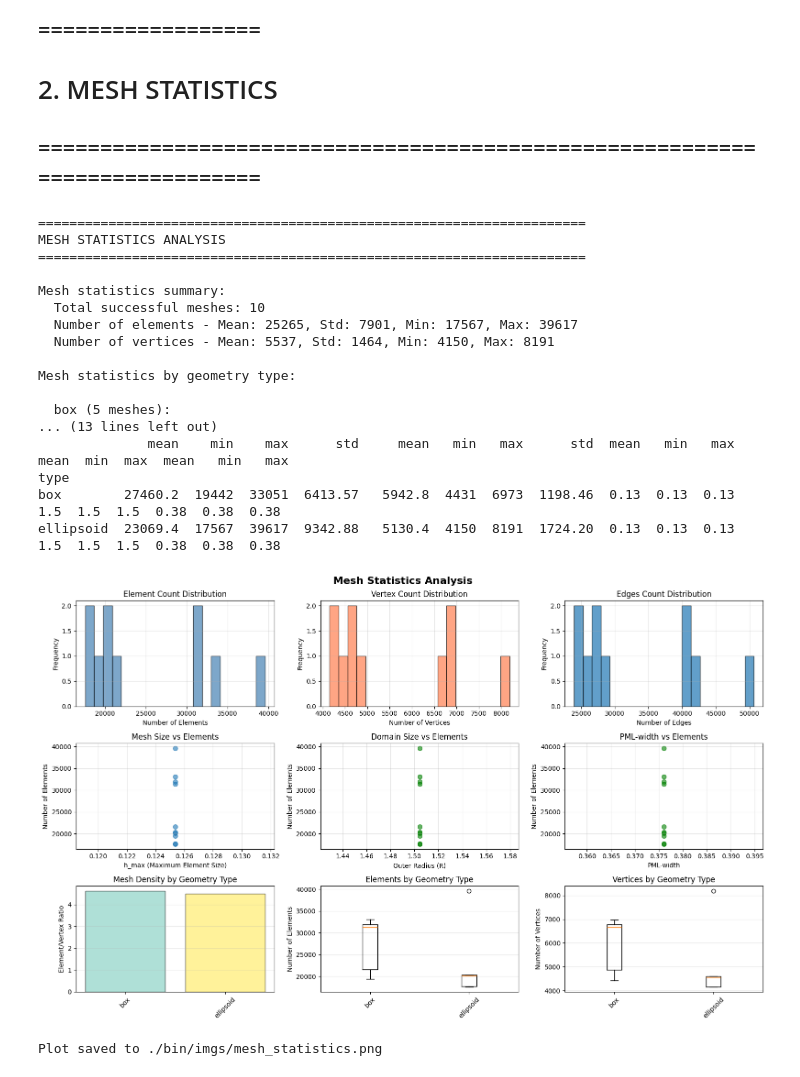
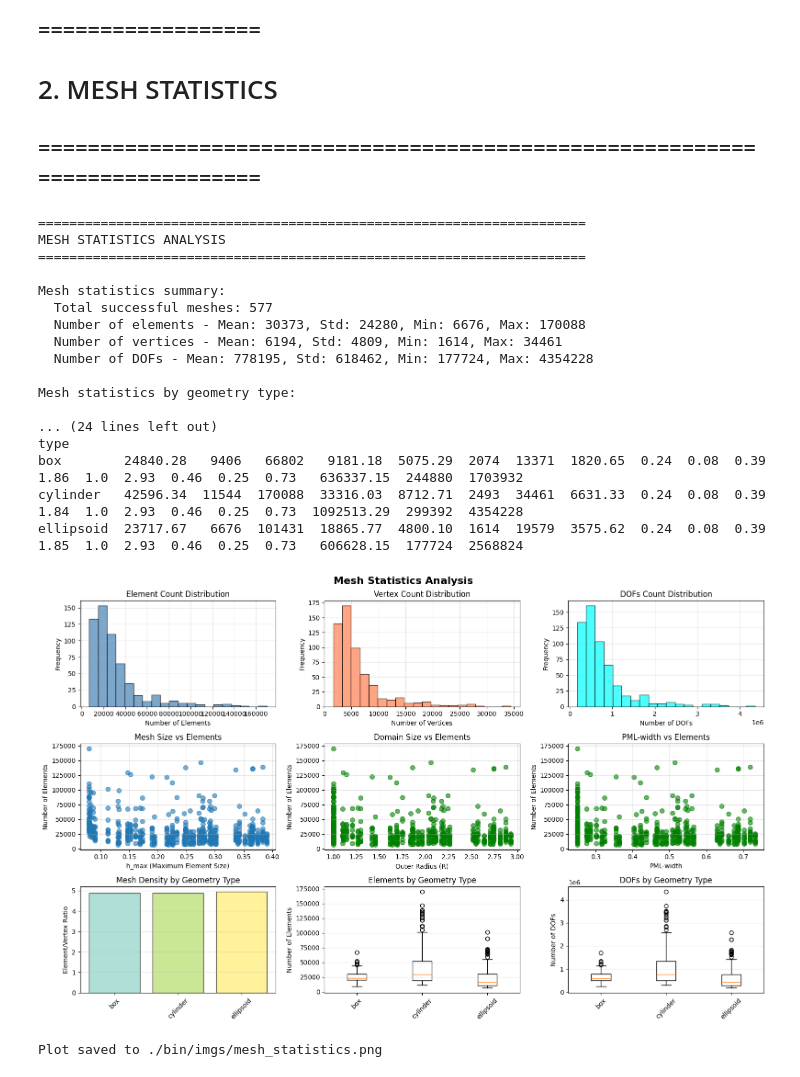
Before and after one commit to seba-heck/MaxwellScattererAndAntennaNGSolve, a Jupyter notebook: Validate_Dataset.ipynb, the cells around one changed output. Drawn from its saved outputs; the diff is of its cells as text; code cells hidden in the pictures.

Commit message:
jupyter-nb to examine scatterer dataset

```diff
--- a/Validate_Dataset.ipynb
+++ b/Validate_Dataset.ipynb
@@ -12,8 +13,9 @@ from ngsolve.webgui import Draw
 
 from cluster.scripts.run_simulation import create_geometry
 # %%
-job_list_file = "./cluster/configs/random_scatterer_ellipsoid_box_cylinder_jobs.json"
-job_list_file = "./cluster/configs/scattering_random_ellipsoid_sweep_jobs.json"
+job_list_file = "./cluster/configs/dset_random_scatterer_jobs.json"
+#job_list_file = "./cluster/configs/random_scatterer_ellipsoid_box_cylinder_jobs.json"
+#job_list_file = "./cluster/configs/scattering_random_ellipsoid_sweep_jobs.json"
 #job_list_file = "./cluster/configs/random_scatterer_ellipsoid_box_jobs.json"
 # %%
 with open(job_list_file, 'r') as f:
@@ -21,11 +23,16 @@ with open(job_list_file, 'r') as f:
 # %% [markdown]
 Draw the geometry of a Job
 # %%
-job_id = 0
+job_id = 6770
 
 params = jobs[job_id]['parameters']
 geometry_config = jobs[job_id]['geometry']
 solver_config = jobs[job_id]['solver']
 
-mesh,geometry_type = create_geometry(geometry_config, params)
+params['radius_minor'] = 0.075
+#params['edge_radius'] = 0.1
+
+print(params)
+print(geometry_config)
+print(solver_config)
 # %% [output]
@@ -445,14 +462,21 @@ ellipsoid_semi_axis_c  10000 0.276638 0.117796 0.050081 0.499438 0.182165 0.2680
 ## ============================================================================
 # %%
 mesh_stats = []
-for jid in trange(len(jobs)):
+#for jid in trange(len(jobs)):
+for jid in trange(0,7500,13):
     job = jobs[jid]
     params = job['parameters']
     geometry_config = job['geometry']
 
     mesh,geometry_type = create_geometry(geometry_config, params, verbose=False)
+    fes = HCurl(mesh,
+            order=3,
+            type1=False,
+            complex=True,
+            dirichlet="outer"
+        )
 
-    mesh_stats.append({'type': geometry_config['type'], 'elements': mesh.ne, 'vertices': mesh.nv, 'edges': mesh.nedge, 'h_max': geometry_config['h_max'], 'R': geometry_config['R'], 'PMLw': geometry_config['PMLw']})
+    mesh_stats.append({'type': geometry_config['type'], 'elements': mesh.ne, 'vertices': mesh.nv, 'edges': mesh.nedge, 'h_max': geometry_config['h_max'], 'R': geometry_config['R'], 'PMLw': geometry_config['PMLw'], 'DOFs': fes.ndof})
 # %%
 # Analyze mesh statistics
 print("\n" + "=" * 70)
@@ -469,6 +493,9 @@ print(f"  Number of elements - Mean: {mesh_df['elements'].mean():.0f}, "
 print(f"  Number of vertices - Mean: {mesh_df['vertices'].mean():.0f}, "
       f"Std: {mesh_df['vertices'].std():.0f}, "
       f"Min: {mesh_df['vertices'].min()}, Max: {mesh_df['vertices'].max()}")
+print(f"  Number of DOFs - Mean: {mesh_df['DOFs'].mean():.0f}, "
+      f"Std: {mesh_df['DOFs'].std():.0f}, "
+      f"Min: {mesh_df['DOFs'].min()}, Max: {mesh_df['DOFs'].max()}")
 
 # Statistics by geometry type
 print(f"\nMesh statistics by geometry type:")
@@ -479,6 +506,8 @@ for geom_type in sorted(mesh_df['type'].unique()):
           f"Min: {geom_data['elements'].min()}, Max: {geom_data['elements'].max()}")
     print(f"    Vertices - Mean: {geom_data['vertices'].mean():.0f}, "
           f"Min: {geom_data['vertices'].min()}, Max: {geom_data['vertices'].max()}")
+    print(f"    Vertices - Mean: {geom_data['DOFs'].mean():.0f}, "
+          f"Min: {geom_data['DOFs'].min()}, Max: {geom_data['DOFs'].max()}")
 
 # Correlation between mesh size parameters and number of elements
 print(f"\nCorrelation analysis:")
@@ -500,6 +529,7 @@ mesh_summary = mesh_df.groupby('type').agg({
     'h_max': ['mean', 'min', 'max'],
     'R': ['mean', 'min', 'max'],
     'PMLw': ['mean', 'min', 'max'],
+    'DOFs': ['mean', 'min', 'max'],
 }).round(2)
 
 print("\n" + mesh_summary.to_string())
@@ -509,18 +539,18 @@ MESH STATISTICS ANALYSIS
 ======================================================================
 
 Mesh statistics summary:
-  Total successful meshes: 10
-  Number of elements - Mean: 25265, Std: 7901, Min: 17567, Max: 39617
-  Number of vertices - Mean: 5537, Std: 1464, Min: 4150, Max: 8191
+  Total successful meshes: 577
+  Number of elements - Mean: 30373, Std: 24280, Min: 6676, Max: 170088
+  Number of vertices - Mean: 6194, Std: 4809, Min: 1614, Max: 34461
+  Number of DOFs - Mean: 778195, Std: 618462, Min: 177724, Max: 4354228
 
 Mesh statistics by geometry type:
 
-  box (5 meshes):
-... (13 lines left out)
-              mean    min    max      std     mean   min   max      std  mean   min   max mean  min  max  mean   min   max
+... (24 lines left out)
 type
-box        27460.2  19442  33051  6413.57   5942.8  4431  6973  1198.46  0.13  0.13  0.13  1.5  1.5  1.5  0.38  0.38  0.38
-ellipsoid  23069.4  17567  39617  9342.88   5130.4  4150  8191  1724.20  0.13  0.13  0.13  1.5  1.5  1.5  0.38  0.38  0.38
+box        24840.28   9406   66802   9181.18  5075.29  2074  13371  1820.65  0.24  0.08  0.39  1.86  1.0  2.93  0.46  0.25  0.73   636337.15  244880  1703932
+cylinder   42596.34  11544  170088  33316.03  8712.71  2493  34461  6631.33  0.24  0.08  0.39  1.84  1.0  2.93  0.46  0.25  0.73  1092513.29  299392  4354228
+ellipsoid  23717.67   6676  101431  18865.77  4800.10  1614  19579  3575.62  0.24  0.08  0.39  1.85  1.0  2.93  0.46  0.25  0.73   606628.15  177724  2568824
 # %%
 # Visualizations for mesh statistics
 #print("\n" + "=" * 70)
@@ -544,11 +574,11 @@ axes[0, 1].set_ylabel('Frequency')
 axes[0, 1].set_title('Vertex Count Distribution')
 axes[0, 1].grid(True, alpha=0.3)
 
-# 3. Edges distribution
-axes[0, 2].hist(mesh_df['edges'], bins=20, edgecolor='black', alpha=0.7)
-axes[0, 2].set_xlabel('Number of Edges')
+# 3. DOFs distribution
+axes[0, 2].hist(mesh_df['DOFs'], bins=20, color='cyan', edgecolor='black', alpha=0.7)
+axes[0, 2].set_xlabel('Number of DOFs')
 axes[0, 2].set_ylabel('Frequency')
-axes[0, 2].set_title('Edges Count Distribution')
+axes[0, 2].set_title('DOFs Count Distribution')
 axes[0, 2].grid(True, alpha=0.3)
 
 # 4. h_max vs elements (scatter)
@@ -580,35 +610,35 @@ colors_geom = plt.cm.Set3(np.linspace(0, 1, len(geom_stats)))
 axes[2, 0].bar(range(len(geom_stats)), geom_stats.values, color=colors_geom, edgecolor='black', alpha=0.7)
 axes[2, 0].set_xticks(range(len(geom_stats)))
 axes[2, 0].set_xticklabels(geom_stats.index, rotation=45)
 axes[2, 0].set_ylabel('Element/Vertex Ratio')
 axes[2, 0].set_title('Mesh Density by Geometry Type')
 axes[2, 0].grid(True, alpha=0.3, axis='y')
 
 # 8. Elements by geometry type (box plot)
 geometry_types_list = mesh_df['type'].unique()
 elements_by_type = [mesh_df[mesh_df['type'] == gt]['elements'].values
                     for gt in sorted(geometry_types_list)]
 axes[2, 1].boxplot(elements_by_type, tick_labels=sorted(geometry_types_list))
 axes[2, 1].set_ylabel('Number of Elements')
 axes[2, 1].set_title('Elements by Geometry Type')
 axes[2, 1].tick_params(axis='x', rotation=45)
 axes[2, 1].grid(True, alpha=0.3, axis='y')
 
 # 9. Vertices by geometry type (box plot)
 geometry_types_list = mesh_df['type'].unique()
-elements_by_type = [mesh_df[mesh_df['type'] == gt]['vertices'].values
+elements_by_type = [mesh_df[mesh_df['type'] == gt]['DOFs'].values
                     for gt in sorted(geometry_types_list)]
 axes[2, 2].boxplot(elements_by_type, tick_labels=sorted(geometry_types_list))
-axes[2, 2].set_ylabel('Number of Vertices')
-axes[2, 2].set_title('Vertices by Geometry Type')
+axes[2, 2].set_ylabel('Number of DOFs')
+axes[2, 2].set_title('DOFs by Geometry Type')
 axes[2, 2].tick_params(axis='x', rotation=45)
 axes[2, 2].grid(True, alpha=0.3, axis='y')
 
 plt.tight_layout()
 plt.savefig('./bin/imgs/mesh_statistics.png', dpi=150, bbox_inches='tight')
 plt.show()
 
 print("\nPlot saved to ./bin/imgs/mesh_statistics.png")
 # %% [output]
-[figure, old version]
+[figure, new version]
 Plot saved to ./bin/imgs/mesh_statistics.png
```
Also changed, not shown: parts of 8 cells of this notebook.
